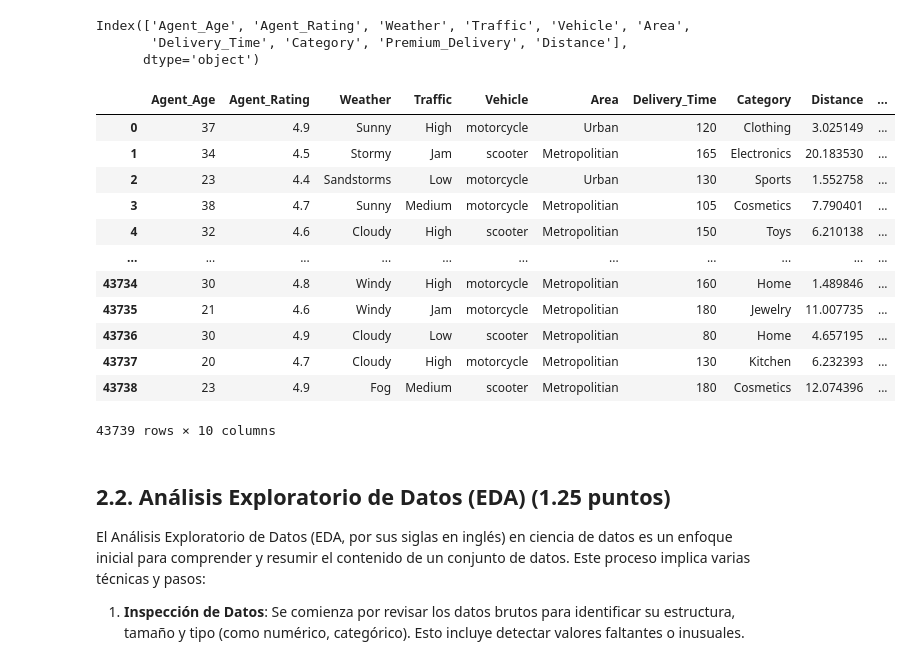
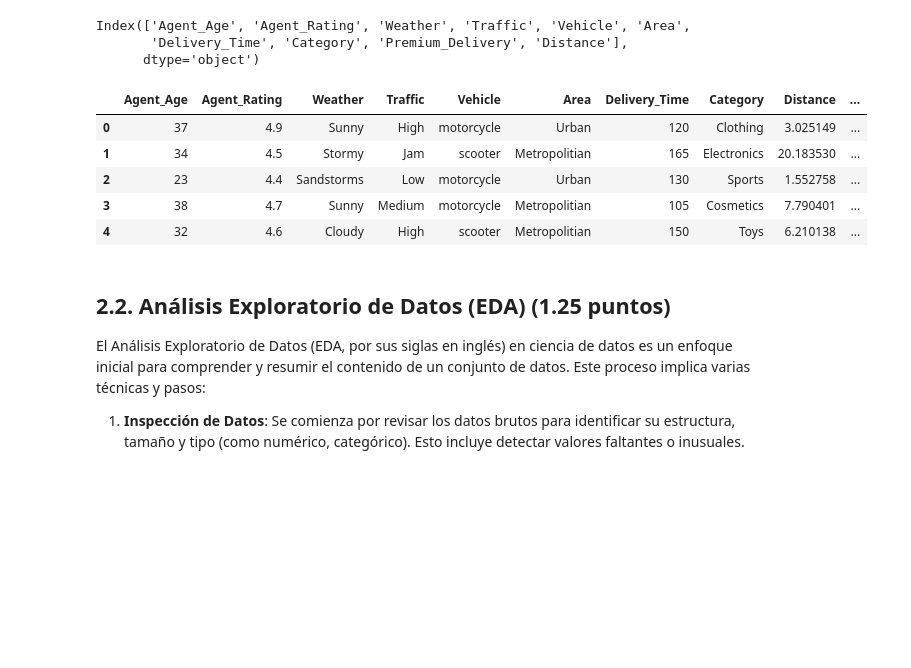
Before and after one commit to Hulkilla/Aprendizaje-Automatico, a Jupyter notebook: PEC3/M2_891_20241_PEC3_Marina.ipynb, the cells around one changed output. Cells and saved outputs as stored; diff of their text form; code cells hidden in the pictures; blank space fills up the shorter version.

```diff
--- a/PEC3/M2_891_20241_PEC3_Marina.ipynb
+++ b/PEC3/M2_891_20241_PEC3_Marina.ipynb
@@ -1183,21 +1191,14 @@ Index(['Agent_Age', 'Agent_Rating', 'Weather', 'Traffic', 'Vehicle', 'Area',
 data = data.reindex(['Agent_Age', 'Agent_Rating', 'Weather', 'Traffic', 'Vehicle', 'Area',
        'Delivery_Time', 'Category', 'Distance', 'Premium_Delivery'], axis=1,)
 # %%
-data
+data.head()
 # %% [output]
 |  | Agent_Age | Agent_Rating | Weather | Traffic | Vehicle | Area | Delivery_Time | Category | Distance | ... |
 | 0 | 37 | 4.9 | Sunny | High | motorcycle | Urban | 120 | Clothing | 3.025149 | ... |
 | 1 | 34 | 4.5 | Stormy | Jam | scooter | Metropolitian | 165 | Electronics | 20.183530 | ... |
 | 2 | 23 | 4.4 | Sandstorms | Low | motorcycle | Urban | 130 | Sports | 1.552758 | ... |
 | 3 | 38 | 4.7 | Sunny | Medium | motorcycle | Metropolitian | 105 | Cosmetics | 7.790401 | ... |
 | 4 | 32 | 4.6 | Cloudy | High | scooter | Metropolitian | 150 | Toys | 6.210138 | ... |
-| ... | ... | ... | ... | ... | ... | ... | ... | ... | ... | ... |
-| 43734 | 30 | 4.8 | Windy | High | motorcycle | Metropolitian | 160 | Home | 1.489846 | ... |
-| 43735 | 21 | 4.6 | Windy | Jam | motorcycle | Metropolitian | 180 | Jewelry | 11.007735 | ... |
-| 43736 | 30 | 4.9 | Cloudy | Low | scooter | Metropolitian | 80 | Home | 4.657195 | ... |
-| 43737 | 20 | 4.7 | Cloudy | High | motorcycle | Metropolitian | 130 | Kitchen | 6.232393 | ... |
-| 43738 | 23 | 4.9 | Fog | Medium | scooter | Metropolitian | 180 | Cosmetics | 12.074396 | ... |
-43739 rows × 10 columns
 # %% [markdown]
 <a id='ej21'></a>
 ## 2.2. Análisis Exploratorio de Datos (EDA) (1.25 puntos)
```
Also changed, not shown: parts of 14 cells of this notebook.
